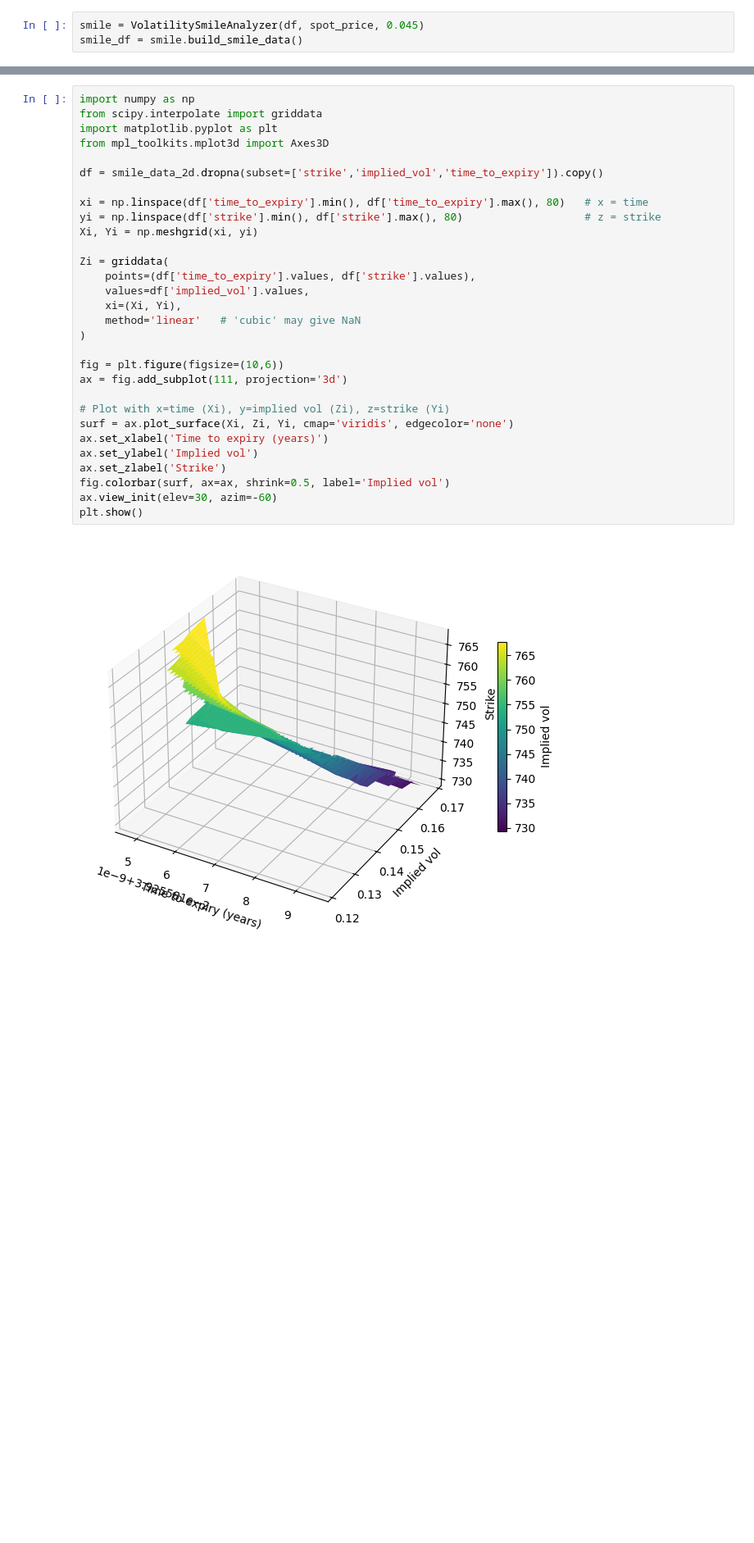
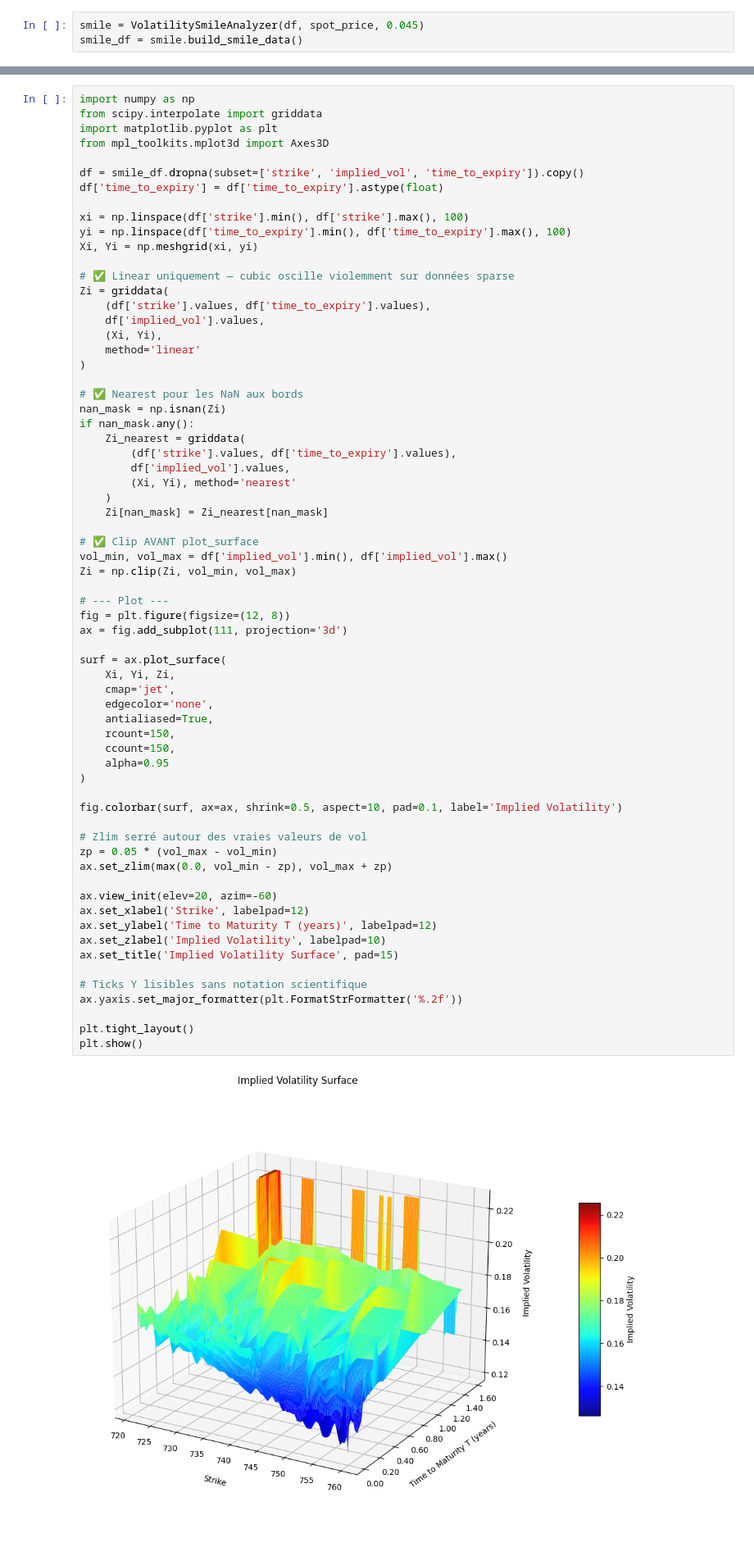
Before and after one commit to etiennevzn/VolatilitySmileAnalyzer, a Jupyter notebook: test.ipynb, the cells around one changed output, grey strips where cells are left out. Shown at 82% size. Saved outputs shown, nothing was run; the diff lists cells and outputs as text; blank space fills up the shorter version.

Commit message:
modify 3d plot

```diff
--- a/test.ipynb
+++ b/test.ipynb
@@ -97,32 +116,68 @@ plt.show()
 # %%
 import numpy as np
 from scipy.interpolate import griddata
 import matplotlib.pyplot as plt
 from mpl_toolkits.mplot3d import Axes3D
 
-df = smile_data_2d.dropna(subset=['strike','implied_vol','time_to_expiry']).copy()
+df = smile_df.dropna(subset=['strike', 'implied_vol', 'time_to_expiry']).copy()
+df['time_to_expiry'] = df['time_to_expiry'].astype(float)
 
-xi = np.linspace(df['time_to_expiry'].min(), df['time_to_expiry'].max(), 80)   # x = time
-yi = np.linspace(df['strike'].min(), df['strike'].max(), 80)                   # z = strike
+xi = np.linspace(df['strike'].min(), df['strike'].max(), 100)
+yi = np.linspace(df['time_to_expiry'].min(), df['time_to_expiry'].max(), 100)
 Xi, Yi = np.meshgrid(xi, yi)
 
+# ✅ Linear uniquement — cubic oscille violemment sur données sparse
 Zi = griddata(
-    points=(df['time_to_expiry'].values, df['strike'].values),
-    values=df['implied_vol'].values,
-    xi=(Xi, Yi),
-    method='linear'   # 'cubic' may give NaN
+    (df['strike'].values, df['time_to_expiry'].values),
+    df['implied_vol'].values,
+    (Xi, Yi),
+    method='linear'
 )
 
-fig = plt.figure(figsize=(10,6))
+# ✅ Nearest pour les NaN aux bords
+nan_mask = np.isnan(Zi)
+if nan_mask.any():
+    Zi_nearest = griddata(
+        (df['strike'].values, df['time_to_expiry'].values),
+        df['implied_vol'].values,
+        (Xi, Yi), method='nearest'
+    )
+    Zi[nan_mask] = Zi_nearest[nan_mask]
+
+# ✅ Clip AVANT plot_surface
+vol_min, vol_max = df['implied_vol'].min(), df['implied_vol'].max()
+Zi = np.clip(Zi, vol_min, vol_max)
+
+# --- Plot ---
+fig = plt.figure(figsize=(12, 8))
 ax = fig.add_subplot(111, projection='3d')
 
-# Plot with x=time (Xi), y=implied vol (Zi), z=strike (Yi)
-surf = ax.plot_surface(Xi, Zi, Yi, cmap='viridis', edgecolor='none')
-ax.set_xlabel('Time to expiry (years)')
-ax.set_ylabel('Implied vol')
-ax.set_zlabel('Strike')
-fig.colorbar(surf, ax=ax, shrink=0.5, label='Implied vol')
-ax.view_init(elev=30, azim=-60)
+surf = ax.plot_surface(
+    Xi, Yi, Zi,
+    cmap='jet',
+    edgecolor='none',
+    antialiased=True,
+    rcount=150,
+    ccount=150,
+    alpha=0.95
+)
+
+fig.colorbar(surf, ax=ax, shrink=0.5, aspect=10, pad=0.1, label='Implied Volatility')
+
+# Zlim serré autour des vraies valeurs de vol
+zp = 0.05 * (vol_max - vol_min)
+ax.set_zlim(max(0.0, vol_min - zp), vol_max + zp)
+
+ax.view_init(elev=20, azim=-60)
+ax.set_xlabel('Strike', labelpad=12)
+ax.set_ylabel('Time to Maturity T (years)', labelpad=12)
+ax.set_zlabel('Implied Volatility', labelpad=10)
+ax.set_title('Implied Volatility Surface', pad=15)
+
+# Ticks Y lisibles sans notation scientifique
+ax.yaxis.set_major_formatter(plt.FormatStrFormatter('%.2f'))
+
+plt.tight_layout()
 plt.show()
 # %% [output]
-[figure, old version]
+[figure, new version]
```
Also changed, not shown: parts of 7 cells of this notebook.
